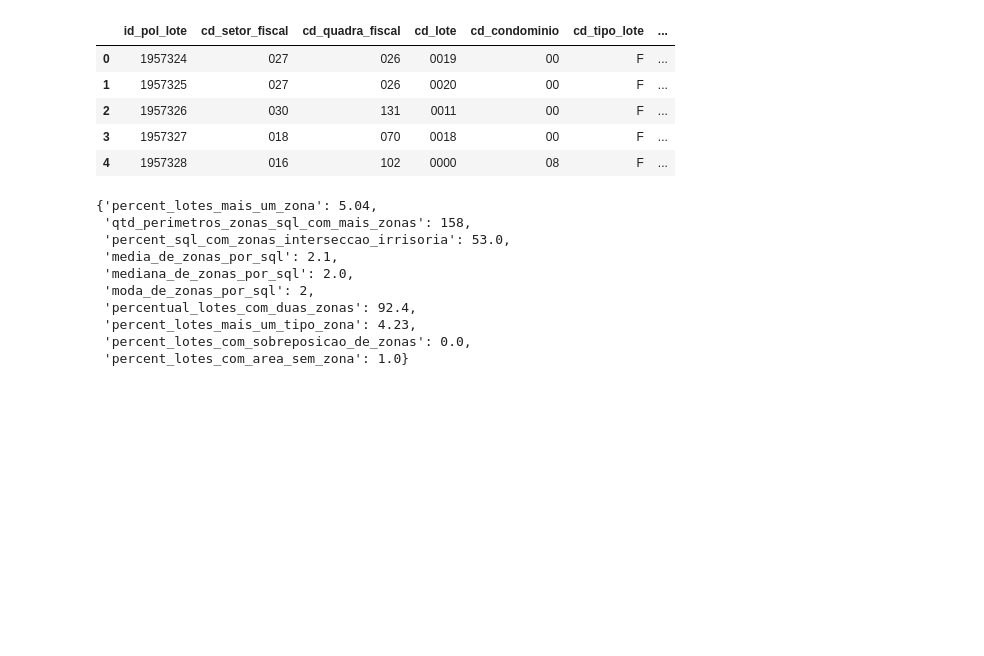
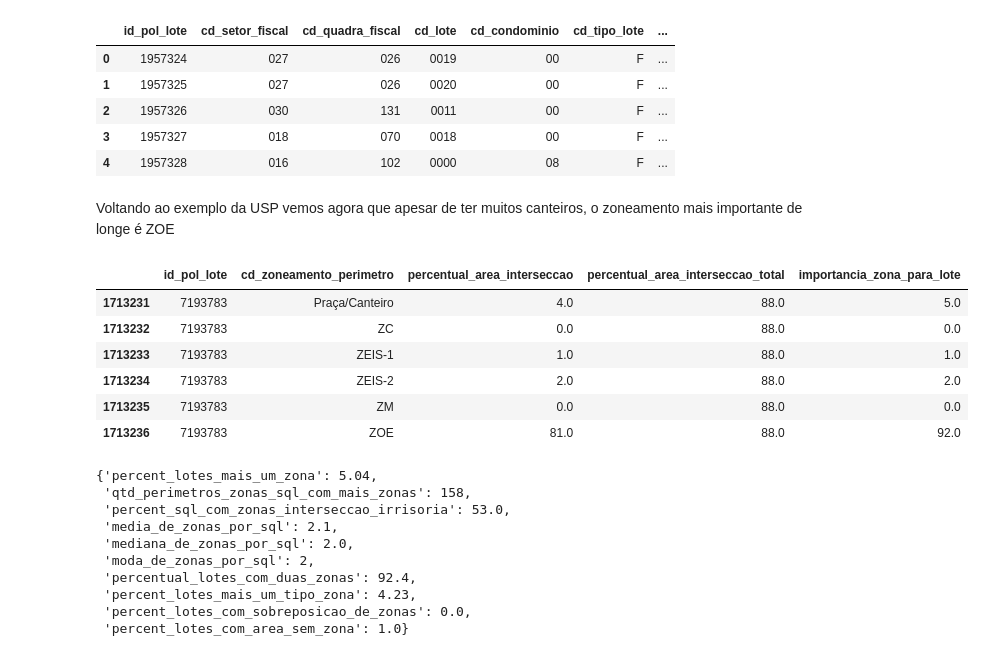
Before and after one commit to h-pgy/zoneamento_lotes_pmsp, a Jupyter notebook: 02_eda_dashboard.ipynb, the cells around one changed output. Saved outputs shown, nothing was run; the diff lists cells and outputs as text; code cells hidden in the pictures; blank space fills up the shorter version.

Commit message:
adicionando ultima olhada exemplo usp

```diff
--- a/02_eda_dashboard.ipynb
+++ b/02_eda_dashboard.ipynb
@@ -639,6 +639,18 @@ df_microdados_final.head()
 | 2 | 1957326 | 030 | 131 | 0011 | 00 | F | ... |
 | 3 | 1957327 | 018 | 070 | 0018 | 00 | F | ... |
 | 4 | 1957328 | 016 | 102 | 0000 | 08 | F | ... |
+# %% [markdown]
+Voltando ao exemplo da USP vemos agora que apesar de ter muitos canteiros, o zoneamento mais importante de longe é ZOE
+# %%
+df_microdados_final[df_microdados_final['id_pol_lote']==id_pol_usp][['id_pol_lote', 'cd_zoneamento_perimetro', 'percentual_area_interseccao', 'percentual_area_interseccao_total', 'importancia_zona_para_lote']]
+# %% [output]
+|  | id_pol_lote | cd_zoneamento_perimetro | percentual_area_interseccao | percentual_area_interseccao_total | importancia_zona_para_lote |
+| 1713231 | 7193783 | Praça/Canteiro | 4.0 | 88.0 | 5.0 |
+| 1713232 | 7193783 | ZC | 0.0 | 88.0 | 0.0 |
+| 1713233 | 7193783 | ZEIS-1 | 1.0 | 88.0 | 1.0 |
+| 1713234 | 7193783 | ZEIS-2 | 2.0 | 88.0 | 2.0 |
+| 1713235 | 7193783 | ZM | 0.0 | 88.0 | 0.0 |
+| 1713236 | 7193783 | ZOE | 81.0 | 88.0 | 92.0 |
 # %%
 metricas_dashboard.pop('sqls_duplicados')
 metricas_dashboard
```
